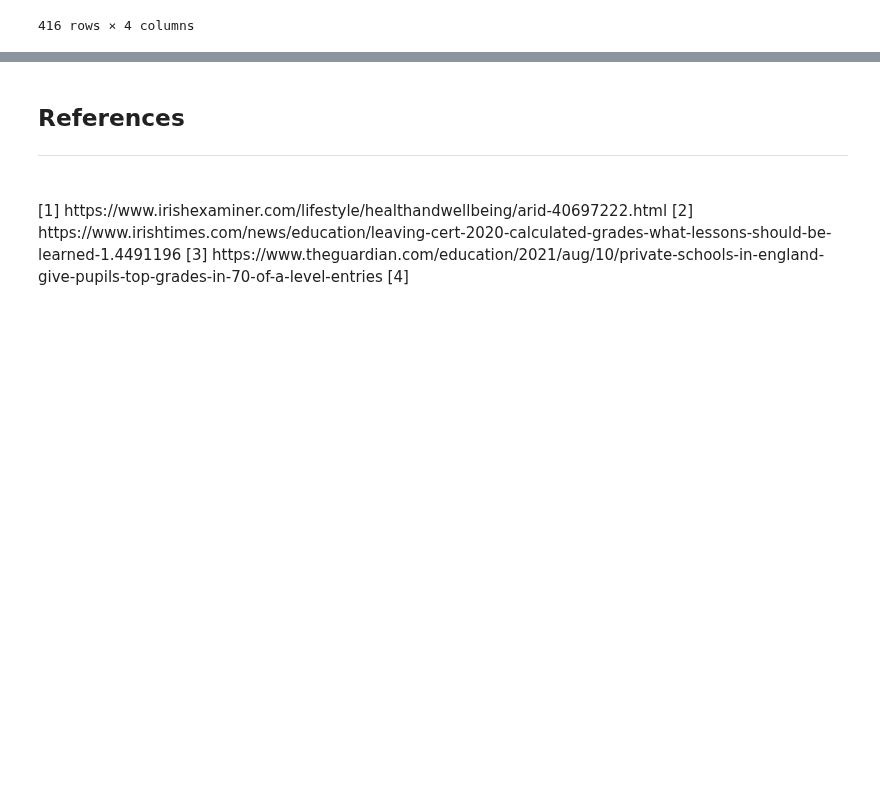
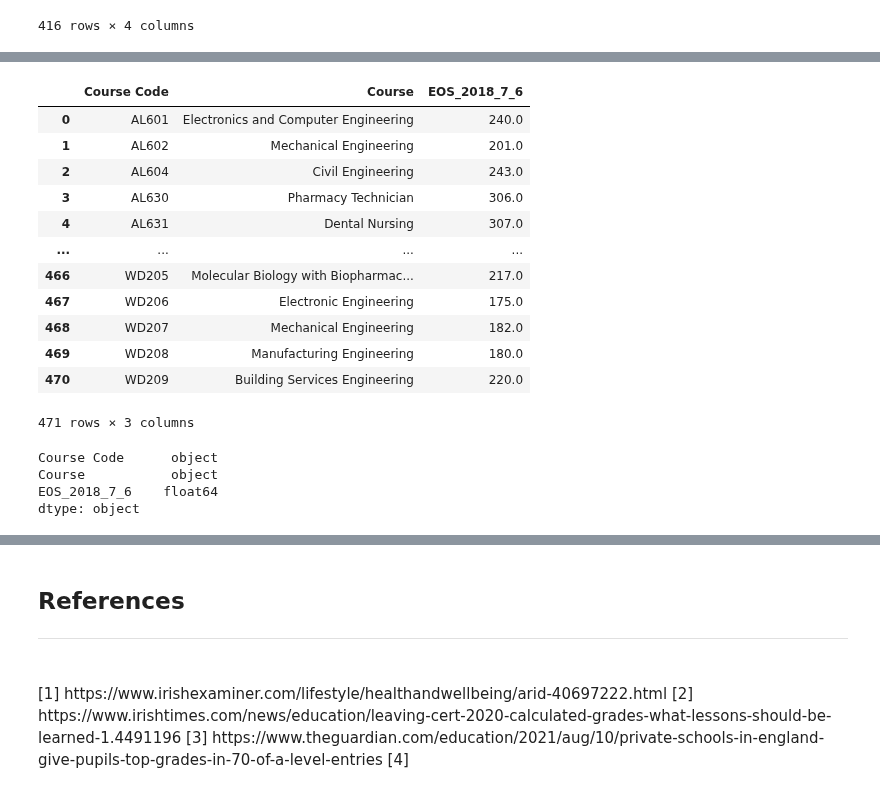
Before and after one commit to G00398275/FODA2021, a Jupyter notebook: cao.ipynb, the cells around one changed output, grey strips where cells are left out. Saved outputs shown, nothing was run; the diff lists cells and outputs as text; code cells hidden in the pictures; blank space fills up the shorter version.

```diff
--- a/cao.ipynb
+++ b/cao.ipynb
@@ -2105,0 +2249,26 @@ df2021_7_6
+# %%
+# Loading 2018 Levels 7 and 6 csv file
+df2018_l7_6 = pd.read_csv('data/cao2018_l7_6_20211130_213100.csv', sep = ',',
+                    usecols = [0,1,2])
+df2018_l7_6
+# %% [output]
+|  | Course Code | Course | EOS_2018_7_6 |
+| 0 | AL601 | Electronics and Computer Engineering | 240.0 |
+| 1 | AL602 | Mechanical Engineering | 201.0 |
+| 2 | AL604 | Civil Engineering | 243.0 |
+| 3 | AL630 | Pharmacy Technician | 306.0 |
+| 4 | AL631 | Dental Nursing | 307.0 |
+| ... | ... | ... | ... |
+| 466 | WD205 | Molecular Biology with Biopharmac... | 217.0 |
+| 467 | WD206 | Electronic Engineering | 175.0 |
+| 468 | WD207 | Mechanical Engineering | 182.0 |
+| 469 | WD208 | Manufacturing Engineering | 180.0 |
+| 470 | WD209 | Building Services Engineering | 220.0 |
+471 rows × 3 columns
+# %%
+df2018_l7_6.dtypes
+# %% [output]
+Course Code      object
+Course           object
+EOS_2018_7_6    float64
+dtype: object
```
Also changed, not shown: parts of 31 cells of this notebook, 44 other files.
